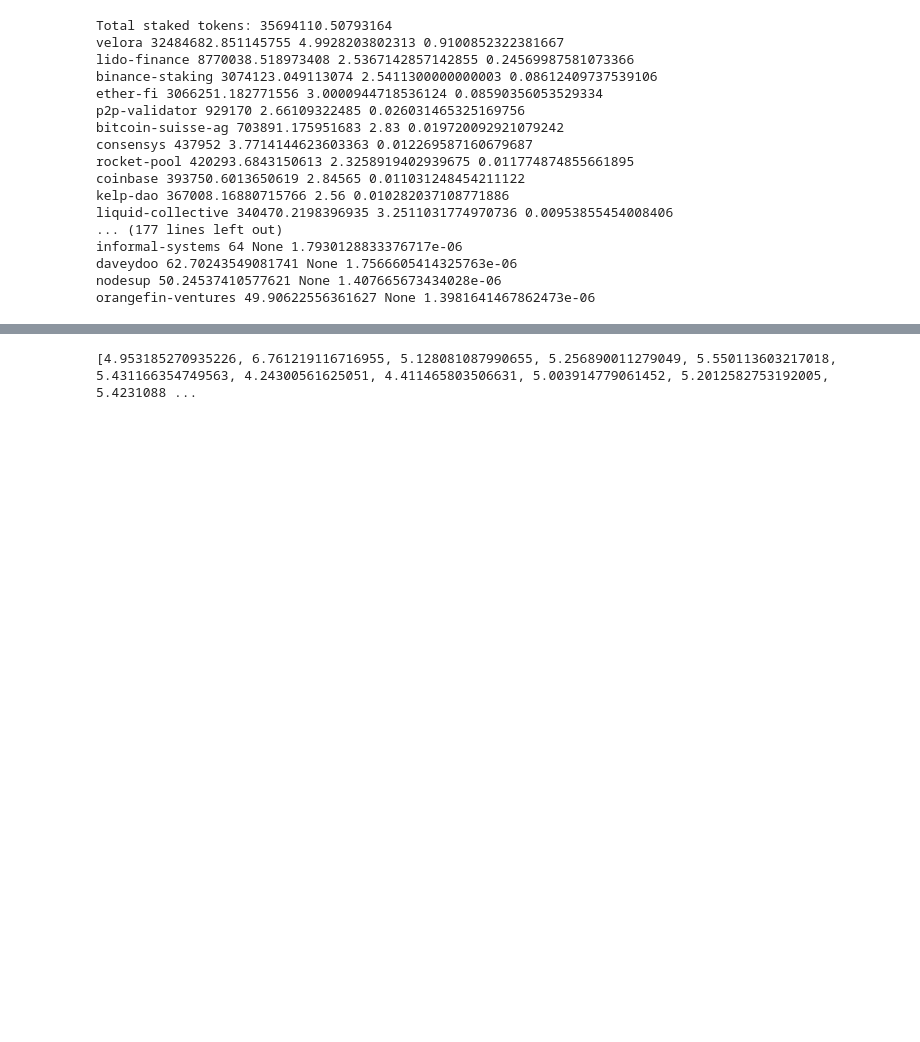
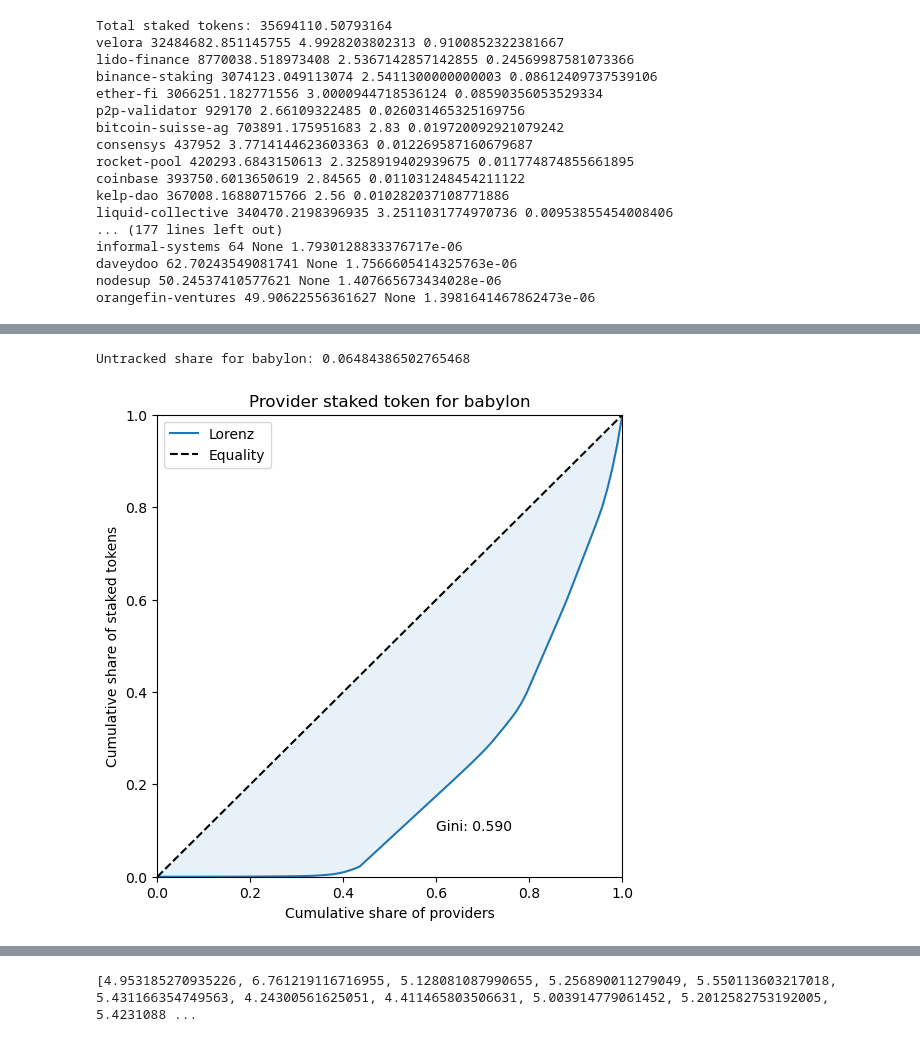
Before and after one commit to schwmi/StakingProviderConcentrationAnalysis, a Jupyter notebook: StakingRewardsExperiments.ipynb, the cells around one changed output, grey strips where cells are left out. Drawn from its saved outputs; the diff is of its cells as text; code cells hidden in the pictures; blank space fills up the shorter version.

```diff
--- a/StakingRewardsExperiments.ipynb
+++ b/StakingRewardsExperiments.ipynb
@@ -804,4 +134,9 @@ Untracked share for ethereum-2-0: -0.8192622489344796
 [figure]
+# %%
+create_distribution("babylon")
+# %% [output]
+Untracked share for babylon: 0.06484386502765468
+[figure, added]
 # %%
 assets = [
     "ethereum-2-0",
```
Also changed, not shown: parts of 30 cells of this notebook, 26 other files.
